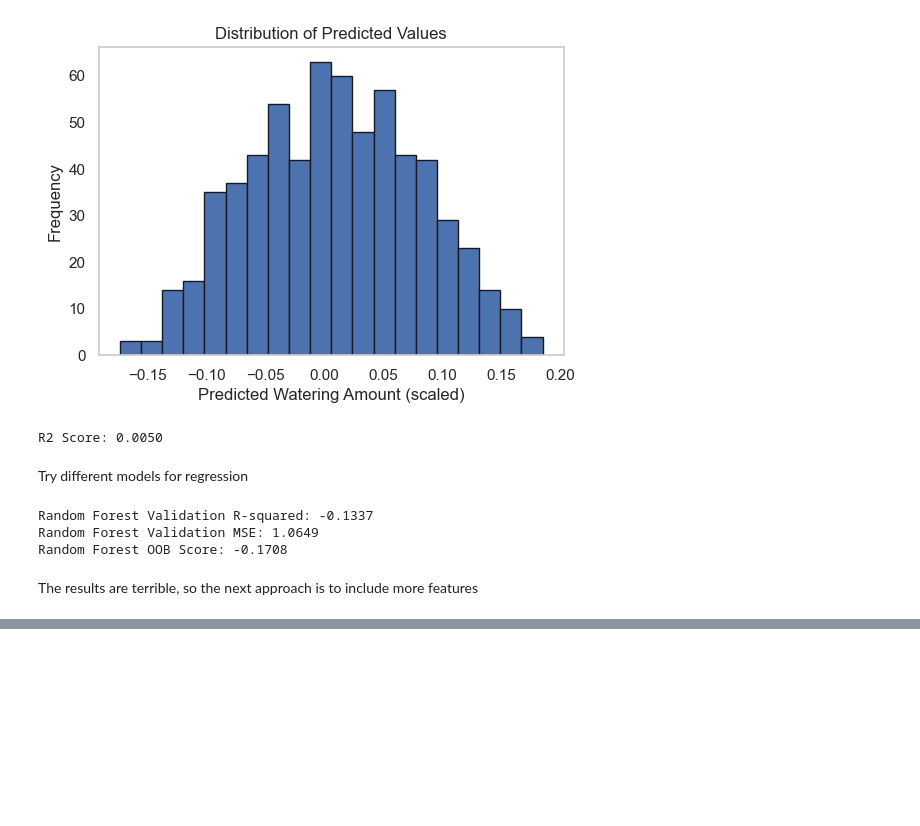
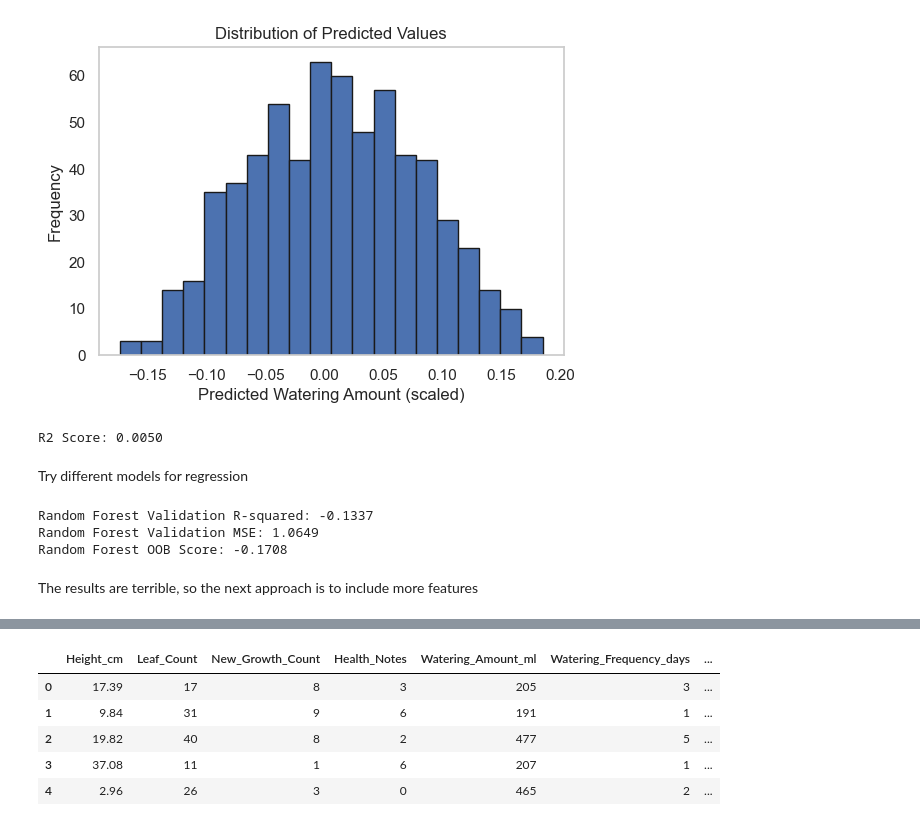
Before and after one commit to NancyNancy07/VIA_UrbanMicroFarm_MAL_Model, a Jupyter notebook: model.ipynb, the cells around one changed output, grey strips where cells are left out. Cells and saved outputs as stored; diff of their text form; code cells hidden in the pictures; blank space fills up the shorter version.

```diff
--- a/model.ipynb
+++ b/model.ipynb
@@ -365,0 +538,11 @@ df2.head()
+# %%
+# drop Fertilizer_Type, Fertilizer_Amount_ml, Pest_Presence, Pest_Severity, Health_Score because they are not relevant to the model
+df2.drop(columns=['Fertilizer_Type', 'Fertilizer_Amount_ml', 'Pest_Presence', 'Pest_Severity', 'Health_Score'], inplace=True)
+df2.head()
+# %% [output]
+|  | Height_cm | Leaf_Count | New_Growth_Count | Health_Notes | Watering_Amount_ml | Watering_Frequency_days | ... |
+| 0 | 17.39 | 17 | 8 | 3 | 205 | 3 | ... |
+| 1 | 9.84 | 31 | 9 | 6 | 191 | 1 | ... |
+| 2 | 19.82 | 40 | 8 | 2 | 477 | 5 | ... |
+| 3 | 37.08 | 11 | 1 | 6 | 207 | 1 | ... |
+| 4 | 2.96 | 26 | 3 | 0 | 465 | 2 | ... |
```
Also changed, not shown: parts of 23 cells of this notebook.
